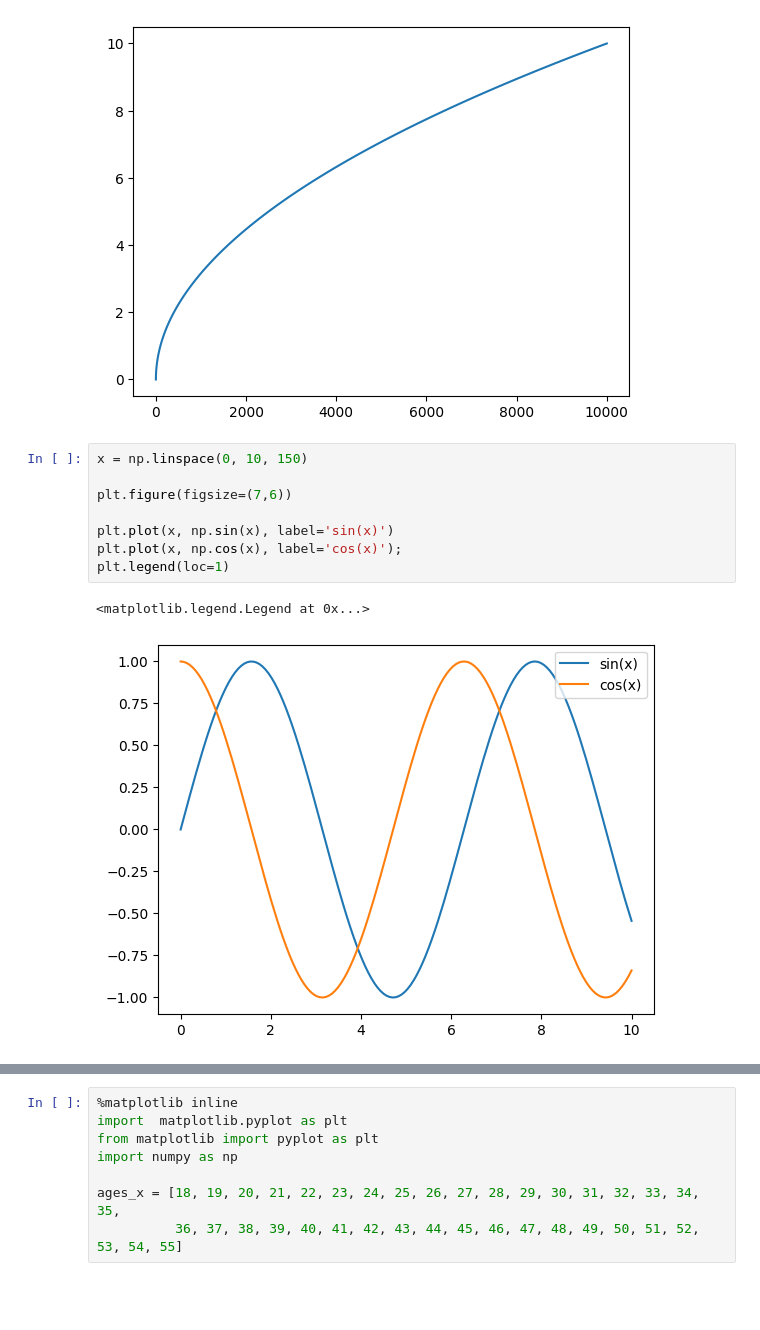
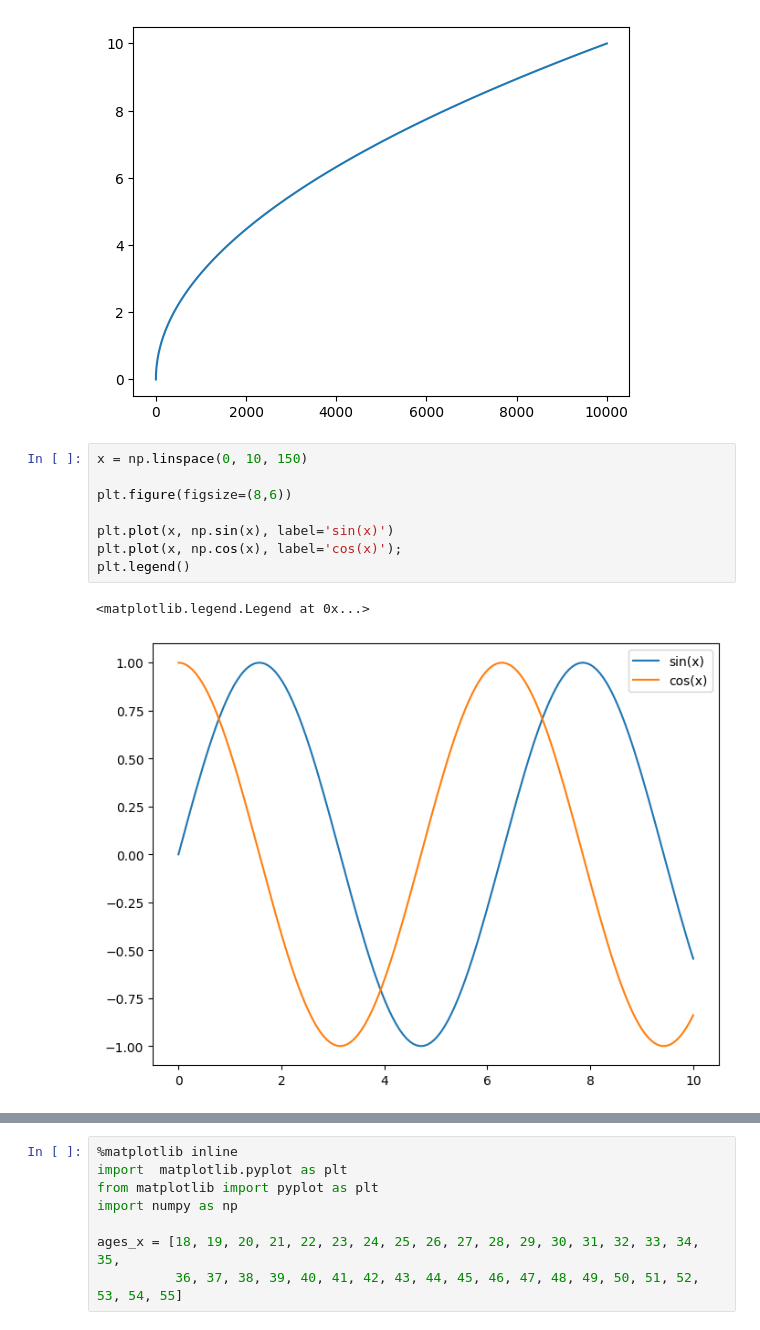
Before and after one commit to Frenz86/IFTS25, a Jupyter notebook: Less06/06.1_short_Matplotlib.ipynb, the cells around one changed output, grey strips where cells are left out. Drawn from its saved outputs; the diff is of its cells as text; blank space fills up the shorter version.

```diff
--- a/Less06/06.1_short_Matplotlib.ipynb
+++ b/Less06/06.1_short_Matplotlib.ipynb
@@ -202,14 +202,14 @@ plt.plot(y,x,label='funzione');
 # %%
 x = np.linspace(0, 10, 150)
 
-plt.figure(figsize=(7,6))
+plt.figure(figsize=(8,6))
 
 plt.plot(x, np.sin(x), label='sin(x)')
 plt.plot(x, np.cos(x), label='cos(x)');
-plt.legend(loc=1)
+plt.legend()
 # %% [output]
 <matplotlib.legend.Legend at 0x...>
-[figure, old version]
+[figure, new version]
 # %%
 import matplotlib.pyplot as plt
 import numpy as np
```
Also changed, not shown: parts of 3 cells of this notebook, 5 other files.
